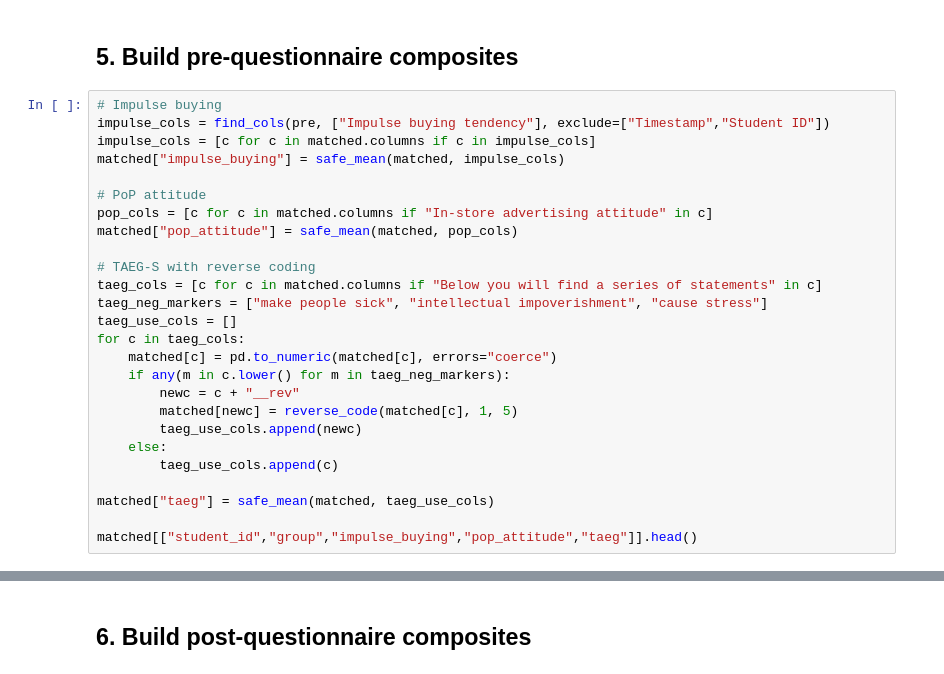
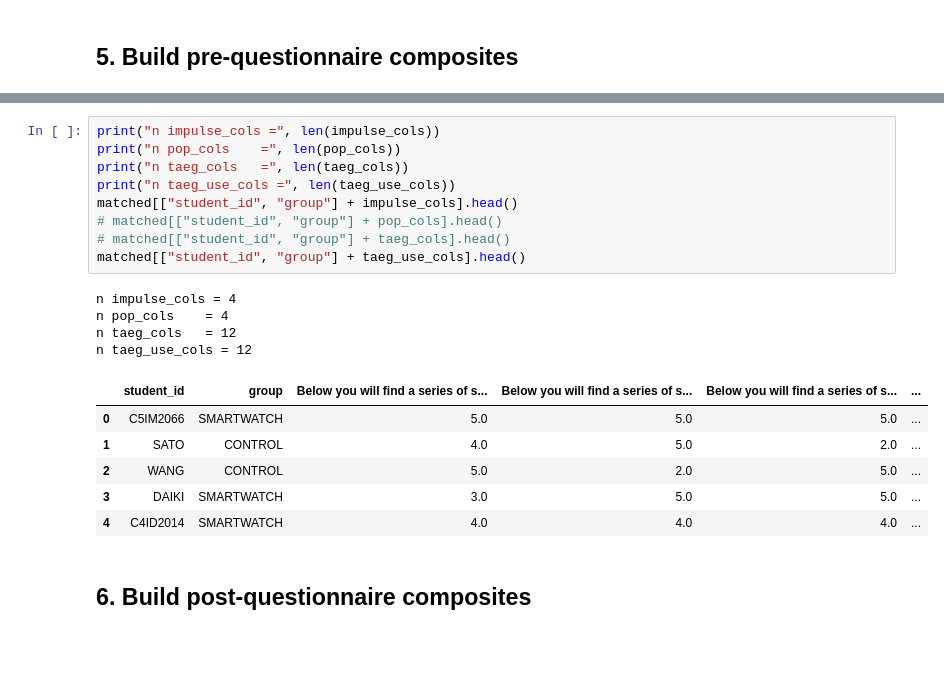
Before and after one commit to Matus-Tanonwong/Meta_Quest_Videos, a Jupyter notebook: no_gaze_pipeline_notebook.ipynb, the cells around one changed output, grey strips where cells are left out. Saved outputs shown, nothing was run; the diff lists cells and outputs as text; blank space fills up the shorter version.

```diff
--- a/no_gaze_pipeline_notebook.ipynb
+++ b/no_gaze_pipeline_notebook.ipynb
@@ -454,29 +486,3 @@ group_id_df
 132 rows × 2 columns
 # %% [markdown]
 ## 5. Build pre-questionnaire composites
-# %%
-# Impulse buying
-impulse_cols = find_cols(pre, ["Impulse buying tendency"], exclude=["Timestamp","Student ID"])
-impulse_cols = [c for c in matched.columns if c in impulse_cols]
-matched["impulse_buying"] = safe_mean(matched, impulse_cols)
-
-# PoP attitude
-pop_cols = [c for c in matched.columns if "In-store advertising attitude" in c]
-matched["pop_attitude"] = safe_mean(matched, pop_cols)
-
-# TAEG-S with reverse coding
-taeg_cols = [c for c in matched.columns if "Below you will find a series of statements" in c]
-taeg_neg_markers = ["make people sick", "intellectual impoverishment", "cause stress"]
-taeg_use_cols = []
-for c in taeg_cols:
-    matched[c] = pd.to_numeric(matched[c], errors="coerce")
-    if any(m in c.lower() for m in taeg_neg_markers):
-        newc = c + "__rev"
-        matched[newc] = reverse_code(matched[c], 1, 5)
-        taeg_use_cols.append(newc)
-    else:
-        taeg_use_cols.append(c)
-
-matched["taeg"] = safe_mean(matched, taeg_use_cols)
-
-matched[["student_id","group","impulse_buying","pop_attitude","taeg"]].head()
@@ -483,3 +799,23 @@ matched[["student_id","group","impulse_buying","pop_attitude","taeg"]].head()
+# %%
+print("n impulse_cols =", len(impulse_cols))
+print("n pop_cols    =", len(pop_cols))
+print("n taeg_cols   =", len(taeg_cols))
+print("n taeg_use_cols =", len(taeg_use_cols))
+matched[["student_id", "group"] + impulse_cols].head()
+# matched[["student_id", "group"] + pop_cols].head()
+# matched[["student_id", "group"] + taeg_cols].head()
+matched[["student_id", "group"] + taeg_use_cols].head()
+# %% [output]
+n impulse_cols = 4
+n pop_cols    = 4
+n taeg_cols   = 12
+n taeg_use_cols = 12
+|  | student_id | group | Below you will find a series of s... | Below you will find a series of s... | Below you will find a series of s... | ... |
+| 0 | C5IM2066 | SMARTWATCH | 5.0 | 5.0 | 5.0 | ... |
+| 1 | SATO | CONTROL | 4.0 | 5.0 | 2.0 | ... |
+| 2 | WANG | CONTROL | 5.0 | 2.0 | 5.0 | ... |
+| 3 | DAIKI | SMARTWATCH | 3.0 | 5.0 | 5.0 | ... |
+| 4 | C4ID2014 | SMARTWATCH | 4.0 | 4.0 | 4.0 | ... |
 # %% [markdown]
 ## 6. Build post-questionnaire composites
 # %%
```
Also changed, not shown: parts of 20 cells of this notebook, 2 other files.
